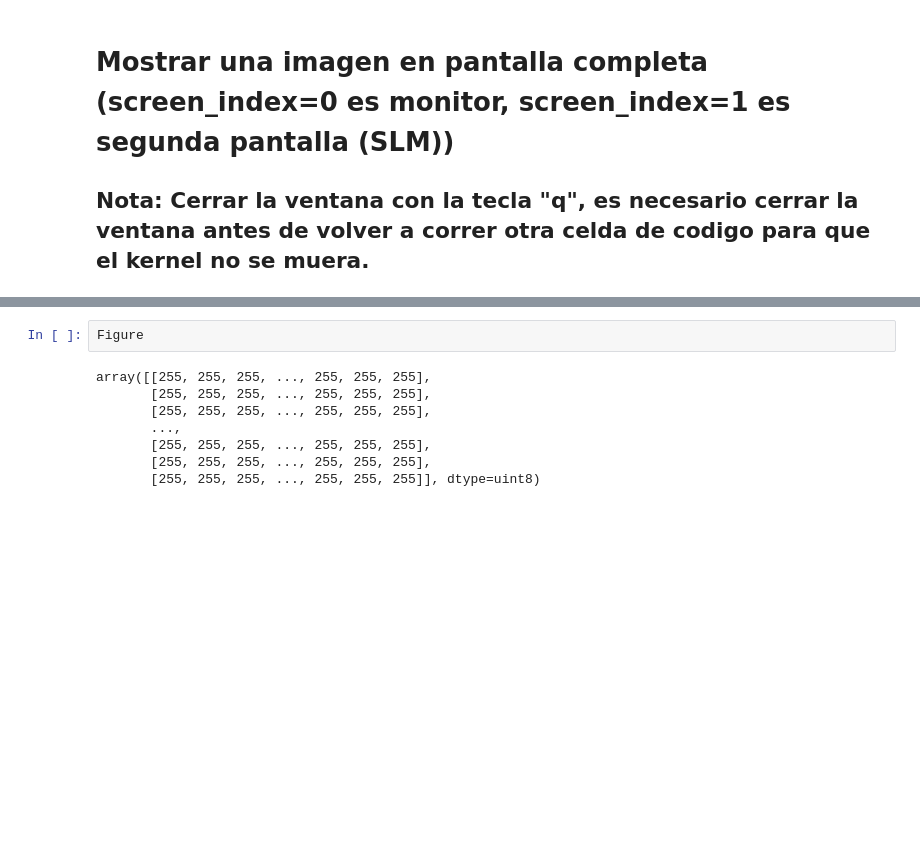
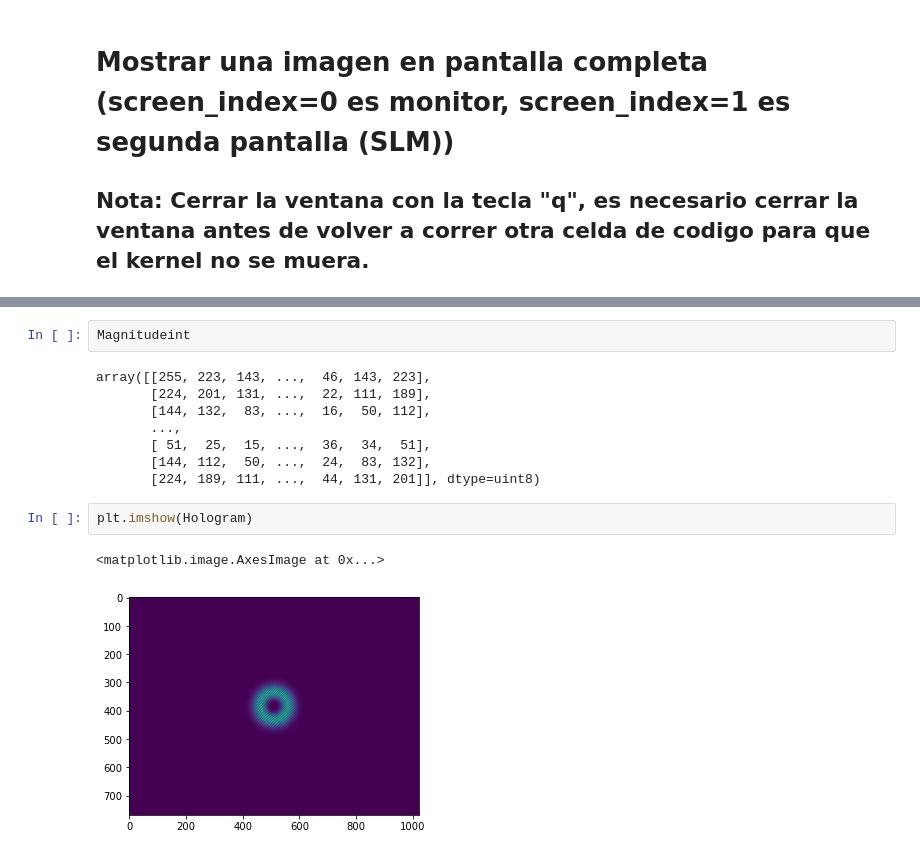
Before and after one commit to andresarias1105/Proyecto_SLM, a Jupyter notebook: SLM_HOLGRAMS.ipynb, the cells around one changed output, grey strips where cells are left out. Cells and saved outputs as stored; diff of their text form; blank space fills up the shorter version.

```diff
--- a/SLM_HOLGRAMS.ipynb
+++ b/SLM_HOLGRAMS.ipynb
@@ -673,10 +750,15 @@ plt.imshow(np.absolute(ifftn(Figure)),cmap="gray")
 # %%
-Figure
+Magnitudeint
 # %% [output]
-array([[255, 255, 255, ..., 255, 255, 255],
-       [255, 255, 255, ..., 255, 255, 255],
-       [255, 255, 255, ..., 255, 255, 255],
+array([[255, 223, 143, ...,  46, 143, 223],
+       [224, 201, 131, ...,  22, 111, 189],
+       [144, 132,  83, ...,  16,  50, 112],
        ...,
-       [255, 255, 255, ..., 255, 255, 255],
-       [255, 255, 255, ..., 255, 255, 255],
-       [255, 255, 255, ..., 255, 255, 255]], dtype=uint8)
+       [ 51,  25,  15, ...,  36,  34,  51],
+       [144, 112,  50, ...,  24,  83, 132],
+       [224, 189, 111, ...,  44, 131, 201]], dtype=uint8)
+# %%
+plt.imshow(Hologram)
+# %% [output]
+<matplotlib.image.AxesImage at 0x...>
+[figure, added]
```
Also changed, not shown: parts of 13 cells of this notebook.
